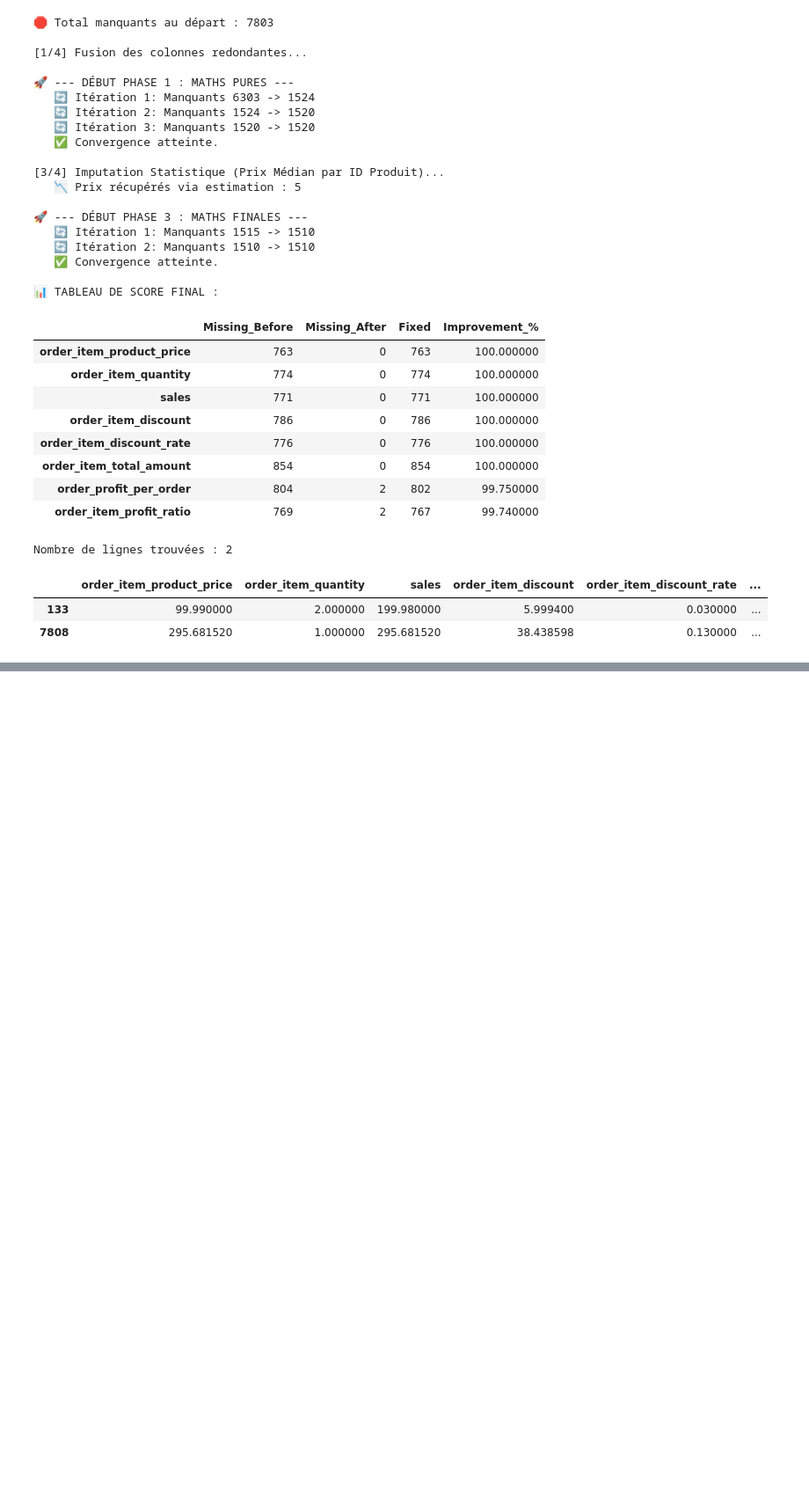
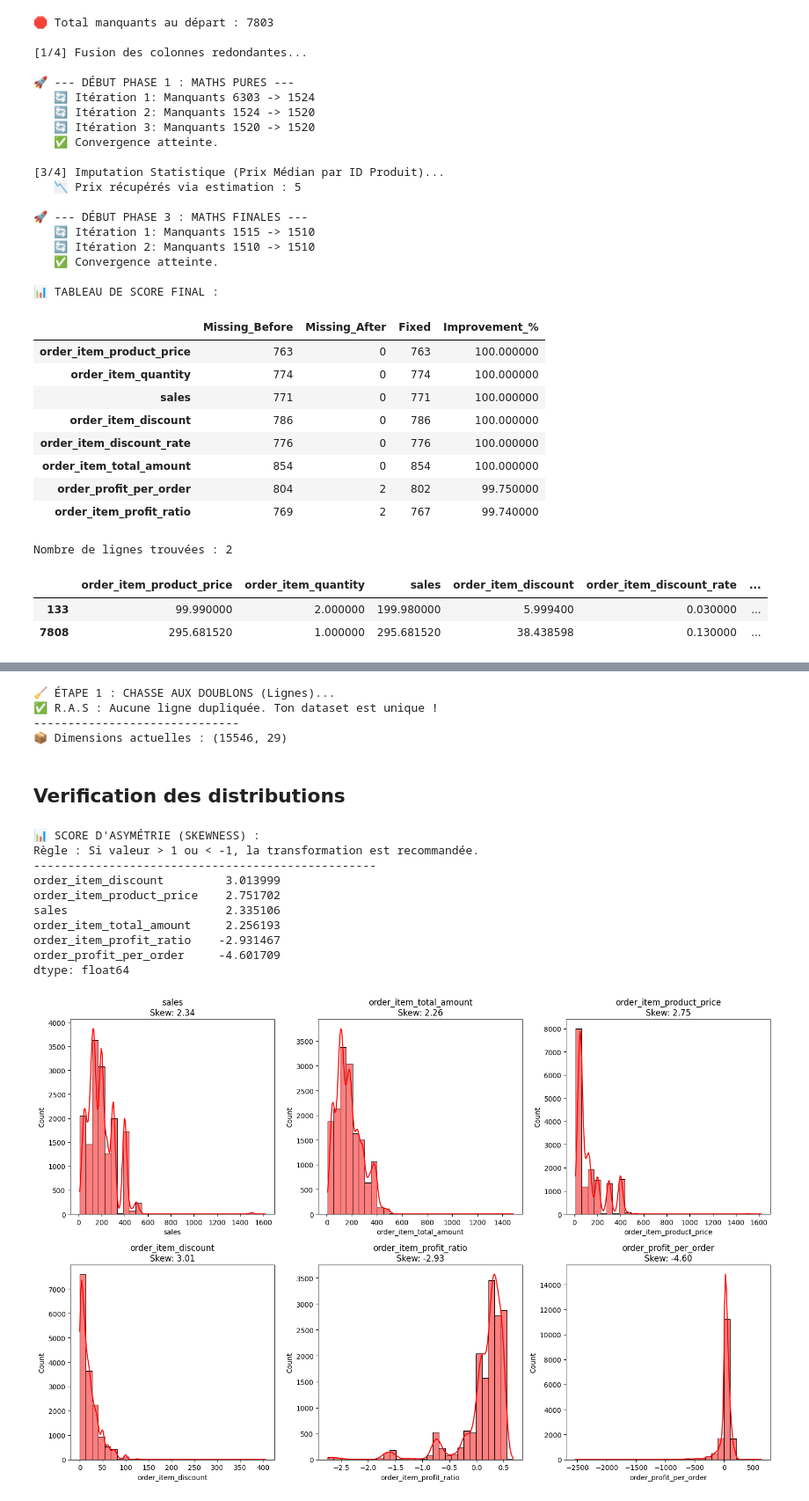
Before and after one commit to moubarik-ashraf/DS_Project, a Jupyter notebook: notebooks/01_exploration.ipynb, the cells around one changed output, grey strips where cells are left out. Shown at 88% size. Saved outputs shown, nothing was run; the diff lists cells and outputs as text; code cells hidden in the pictures; blank space fills up the shorter version.

```diff
--- a/notebooks/01_exploration.ipynb
+++ b/notebooks/01_exploration.ipynb
@@ -968,0 +1586,80 @@ Columns_imputed = ["category_id
+# %%
+print("🧹 ÉTAPE 1 : CHASSE AUX DOUBLONS (Lignes)...")
+
+# 1. On compte avant
+rows_before = len(df)
+
+# 2. On détecte les doublons
+# keep='first' signifie qu'on garde l'original et qu'on jette les copies
+duplicates = df.duplicated(keep='first').sum()
+
+if duplicates > 0:
+    print(f"⚠️ ATTENTION : Détection de {duplicates} lignes identiques.")
+
+    # 3. On supprime
+    df.drop_duplicates(inplace=True)
+
+    rows_after = len(df)
+    print(f"✅ Nettoyage effectué : {rows_before} -> {rows_after} lignes.")
+    print(f"📉 Tu as réduit ton dataset de {((rows_before - rows_after)/rows_before)*100:.2f}%.")
+
+else:
+    print("✅ R.A.S : Aucune ligne dupliquée. Ton dataset est unique !")
+
+print("-" * 30)
+print(f"📦 Dimensions actuelles : {df.shape}")
+# %% [output]
+🧹 ÉTAPE 1 : CHASSE AUX DOUBLONS (Lignes)...
+✅ R.A.S : Aucune ligne dupliquée. Ton dataset est unique !
+------------------------------
+📦 Dimensions actuelles : (15546, 29)
+# %% [markdown]
+## Verification des distributions
+# %%
+import pandas as pd
+import seaborn as sns
+import matplotlib.pyplot as plt
+from scipy.stats import skew
+
+# 1. Sélection des candidats à la transformation
+# On ne prend que les variables continues (pas les IDs, pas les dates)
+cols_continuous = [
+    'sales',
+    'order_item_total_amount',
+    'order_item_product_price',
+    'order_item_discount',
+    'order_item_profit_ratio',
+    'order_profit_per_order'
+]
+
+# 2. Calcul du Skewness (Asymétrie)
+# 0 = Parfaite courbe en cloche (Gaussienne)
+# > 1 ou < -1 = Très asymétrique (Besoin de transformation)
+skewness_scores = df[cols_continuous].apply(lambda x: skew(x.dropna()))
+
+print("📊 SCORE D'ASYMÉTRIE (SKEWNESS) :")
+print("Règle : Si valeur > 1 ou < -1, la transformation est recommandée.")
+print("-" * 50)
+print(skewness_scores.sort_values(ascending=False))
+
+# 3. Visualisation AVANT Transformation
+# On regarde à quoi ça ressemble "en vrai"
+plt.figure(figsize=(15, 10))
+for i, col in enumerate(cols_continuous):
+    plt.subplot(2, 3, i+1)
+    sns.histplot(df[col], kde=True, color='red', bins=30)
+    plt.title(f"{col}\nSkew: {skewness_scores[col]:.2f}")
+plt.tight_layout()
+plt.show()
+# %% [output]
+📊 SCORE D'ASYMÉTRIE (SKEWNESS) :
+Règle : Si valeur > 1 ou < -1, la transformation est recommandée.
+--------------------------------------------------
+order_item_discount         3.013999
+order_item_product_price    2.751702
+sales                       2.335106
+order_item_total_amount     2.256193
+order_item_profit_ratio    -2.931467
+order_profit_per_order     -4.601709
+dtype: float64
+[figure, added]
```
Also changed, not shown: parts of 54 cells of this notebook.
